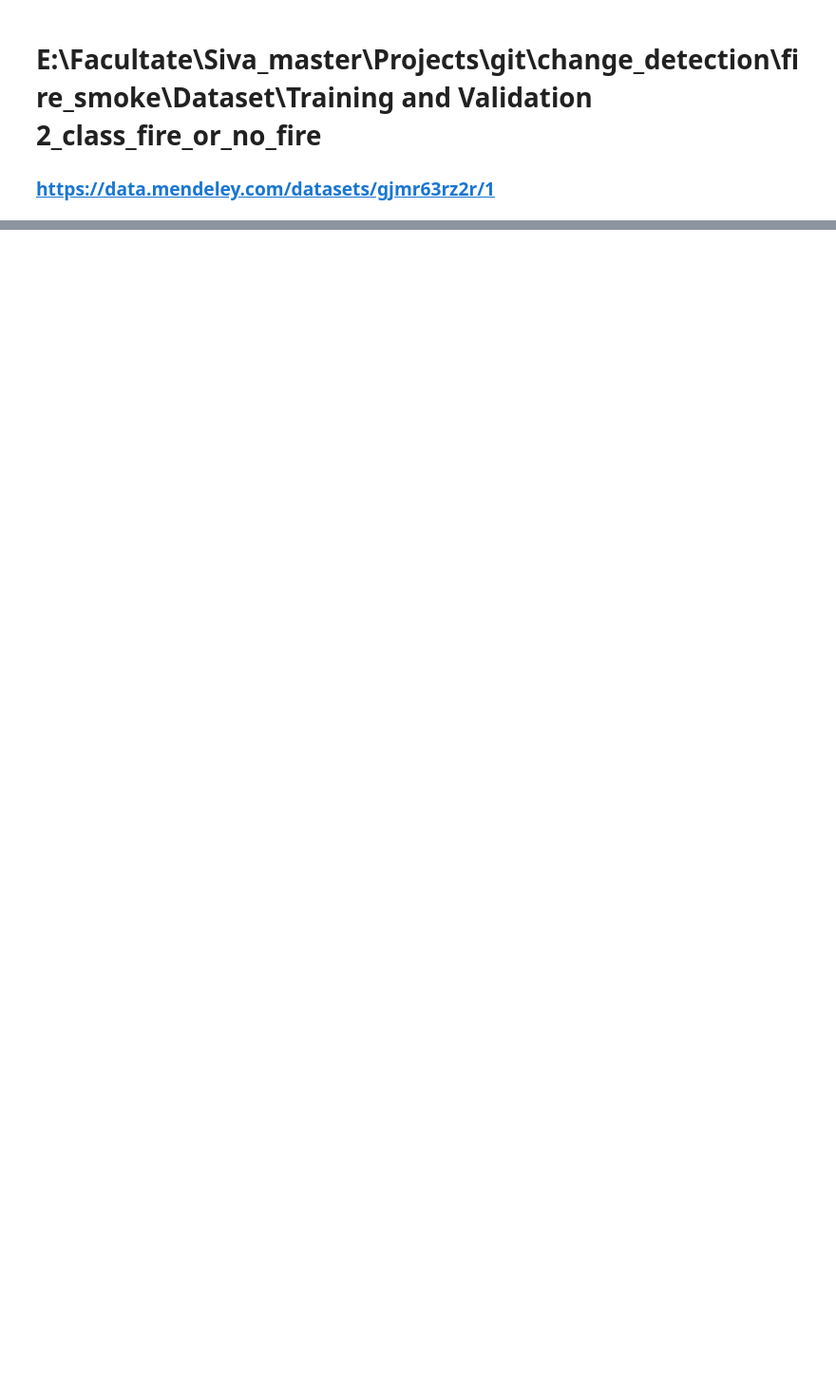
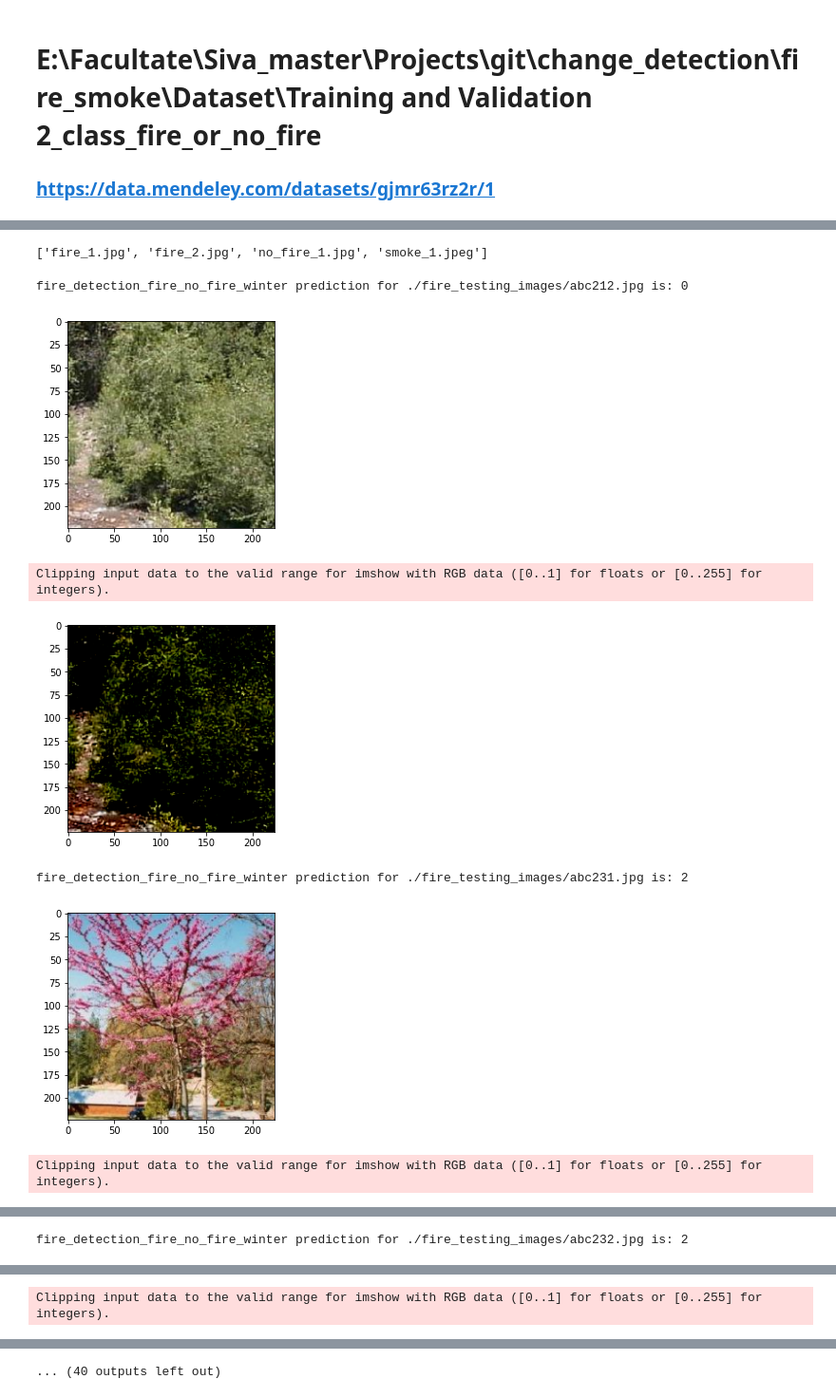
Before and after one commit to ionut-girla/change_detection, a Jupyter notebook: fire_detection_3_models_training.ipynb, the cells around one changed output, grey strips where cells are left out. Shown at 95% size. Saved outputs shown, nothing was run; the diff lists cells and outputs as text; code cells hidden in the pictures; blank space fills up the shorter version.

```diff
--- a/fire_detection_3_models_training.ipynb
+++ b/fire_detection_3_models_training.ipynb
@@ -414,0 +606,32 @@ model.save(f'./3_models_series/mobilenet_v2/{model_name}_2_fire_or_no_fire.h5')
+# %%
+fire_detection_fire_no_fire_winter = tf.keras.models.load_model(f'./3_models_series/mobilenet_v2/{model_name}_2_fire_or_no_fire_winter.h5')
+fire_detection_fire_neutral_smoke = tf.keras.models.load_model(f'./3_models_series/mobilenet_v2/{model_name}_3_fire_smoke_neutral.h5')
+fire_detection_fire_no_fire = tf.keras.models.load_model(f'./3_models_series/mobilenet_v2/{model_name}_2_fire_or_no_fire.h5')
+# %%
+images_path = './fire_testing_images'
+# %%
+os.listdir(images_path)
+# %% [output]
+['fire_1.jpg', 'fire_2.jpg', 'no_fire_1.jpg', 'smoke_1.jpeg']
+# %%
+for image in os.listdir(images_path):
+    path = images_path + "/" + image
+    image =cv.imread(path)
+    image =cv.cvtColor(image,cv.COLOR_BGR2RGB)
+    image =cv.resize(image,(224,224))
+
+    preproc_image = tf.keras.applications.mobilenet_v2.preprocess_input(image)
+    preproc_image = np.expand_dims(preproc_image, axis=0)
+    result = fire_detection_fire_neutral_smoke.predict(preproc_image)
+
+    print(f"fire_detection_fire_no_fire_winter prediction for {path} is: {np.argmax(result)}")
+    plt.imshow(image), plt.show()
+    plt.imshow(preproc_image[0]), plt.show()
+# %% [output]
+fire_detection_fire_no_fire_winter prediction for ./fire_testing_images/abc212.jpg is: 0
+[figure, added]
+Clipping input data to the valid range for imshow with RGB data ([0..1] for floats or [0..255] for integers).
+[figure, added]
+fire_detection_fire_no_fire_winter prediction for ./fire_testing_images/abc231.jpg is: 2
+[figure, added]
+Clipping input data to the valid range for imshow with RGB data ([0..1] for floats or [0..255] for integers).
@@ -414,0 +639 @@ model.save(f'./3_models_series/mobilenet_v2/{model_name}_2_fire_or_no_fire.h5')
+fire_detection_fire_no_fire_winter prediction for ./fire_testing_images/abc232.jpg is: 2
@@ -414,0 +641 @@ model.save(f'./3_models_series/mobilenet_v2/{model_name}_2_fire_or_no_fire.h5')
+Clipping input data to the valid range for imshow with RGB data ([0..1] for floats or [0..255] for integers).
@@ -414,0 +643 @@ model.save(f'./3_models_series/mobilenet_v2/{model_name}_2_fire_or_no_fire.h5')
+... (40 outputs left out)
```
Also changed, not shown: parts of 24 cells of this notebook, 6 other files.
